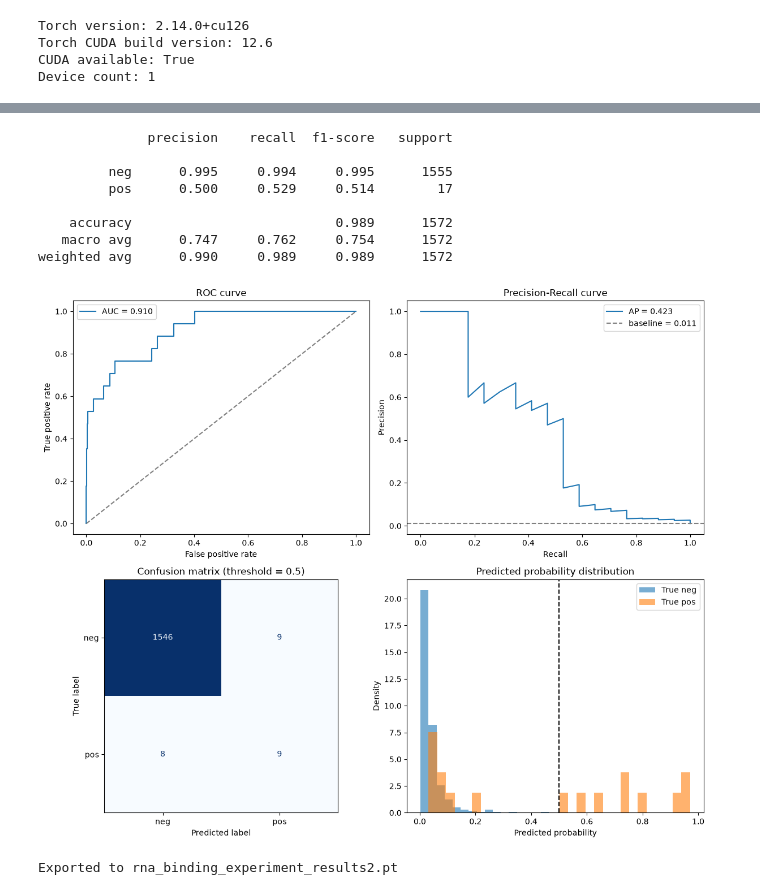
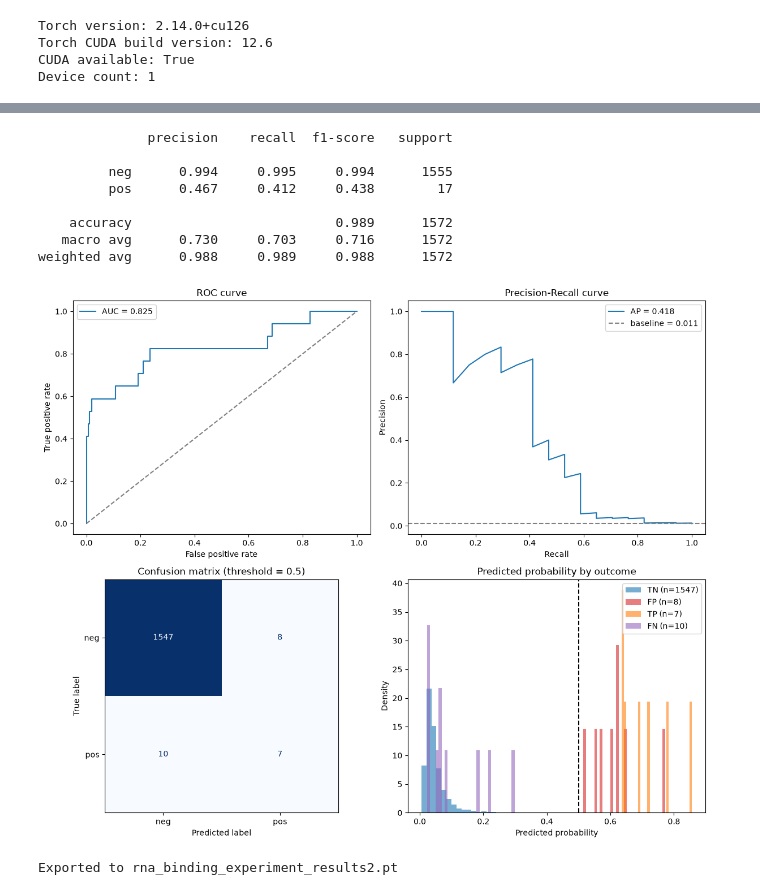
Before and after one commit to dgruano/elixir_AI4LS_rna_binding, a Jupyter notebook: cnn_model.ipynb, the cells around one changed output, grey strips where cells are left out. Cells and saved outputs as stored; diff of their text form; code cells hidden in the pictures.

```diff
--- a/cnn_model.ipynb
+++ b/cnn_model.ipynb
@@ -401,7 +401,7 @@ class FocalLoss(nn.Module):
 # ---- Grid definition ----
 SIMPLE_GRID = {
     "kernel_sizes": [(8, 6, 4)],
-    "lr": [1e-3],
+    "lr": [1e-4],
     "batch_size": [64],
     "use_hidden_layer": [True],
     "luca_layer": [False, True],
@@ -730,41 +728,48 @@ precision, recall, _ = precision_recall_curve(test_labels, test_probs)
 ap = average_precision_score(test_labels, test_probs)
 pos_rate = test_labels.mean()
 axes[0, 1].plot(recall, precision, label=f"AP = {ap:.3f}")
 axes[0, 1].axhline(pos_rate, ls="--", color="gray", label=f"baseline = {pos_rate:.3f}")
 axes[0, 1].set_xlabel("Recall")
 axes[0, 1].set_ylabel("Precision")
 axes[0, 1].set_title("Precision-Recall curve")
 axes[0, 1].legend()
 
 # Confusion matrix at the default 0.5 threshold
 cm = confusion_matrix(test_labels, test_preds)
 ConfusionMatrixDisplay(confusion_matrix=cm, display_labels=["neg", "pos"]).plot(
     ax=axes[1, 0], colorbar=False, cmap="Blues"
 )
 axes[1, 0].set_title("Confusion matrix (threshold = 0.5)")
 
 # Predicted-probability distribution by true class -- shows separability
 # and whether the model is well-calibrated around the decision boundary
-axes[1, 1].hist(test_probs[test_labels == 0], bins=30, alpha=0.6, density=True, label="True neg")
-axes[1, 1].hist(test_probs[test_labels == 1], bins=30, alpha=0.6, density=True, label="True pos")
+tp_mask = (test_labels == 1) & (test_preds == 1)
+fn_mask = (test_labels == 1) & (test_preds == 0)
+tn_mask = (test_labels == 0) & (test_preds == 0)
+fp_mask = (test_labels == 0) & (test_preds == 1)
+
+axes[1, 1].hist(test_probs[tn_mask], bins=30, alpha=0.6, density=True, label=f"TN (n={tn_mask.sum()})", color="tab:blue")
+axes[1, 1].hist(test_probs[fp_mask], bins=30, alpha=0.6, density=True, label=f"FP (n={fp_mask.sum()})", color="tab:red")
+axes[1, 1].hist(test_probs[tp_mask], bins=30, alpha=0.6, density=True, label=f"TP (n={tp_mask.sum()})", color="tab:orange")
+axes[1, 1].hist(test_probs[fn_mask], bins=30, alpha=0.6, density=True, label=f"FN (n={fn_mask.sum()})", color="tab:purple")
 axes[1, 1].axvline(0.5, ls="--", color="k")
 axes[1, 1].set_xlabel("Predicted probability")
 axes[1, 1].set_ylabel("Density")
-axes[1, 1].set_title("Predicted probability distribution")
+axes[1, 1].set_title("Predicted probability by outcome")
 axes[1, 1].legend()
 
 plt.tight_layout()
 plt.show()
 # %% [output]
               precision    recall  f1-score   support
 
-         neg      0.995     0.994     0.995      1555
-         pos      0.500     0.529     0.514        17
+         neg      0.994     0.995     0.994      1555
+         pos      0.467     0.412     0.438        17
 
     accuracy                          0.989      1572
-   macro avg      0.747     0.762     0.754      1572
-weighted avg      0.990     0.989     0.989      1572
+   macro avg      0.730     0.703     0.716      1572
+weighted avg      0.988     0.989     0.988      1572
-[figure, old version]
+[figure, new version]
 # %%
 # Export the experiment outputs as a reusable PyTorch checkpoint.
 experiment_results = {
```
Also changed, not shown: parts of 2 cells of this notebook.
